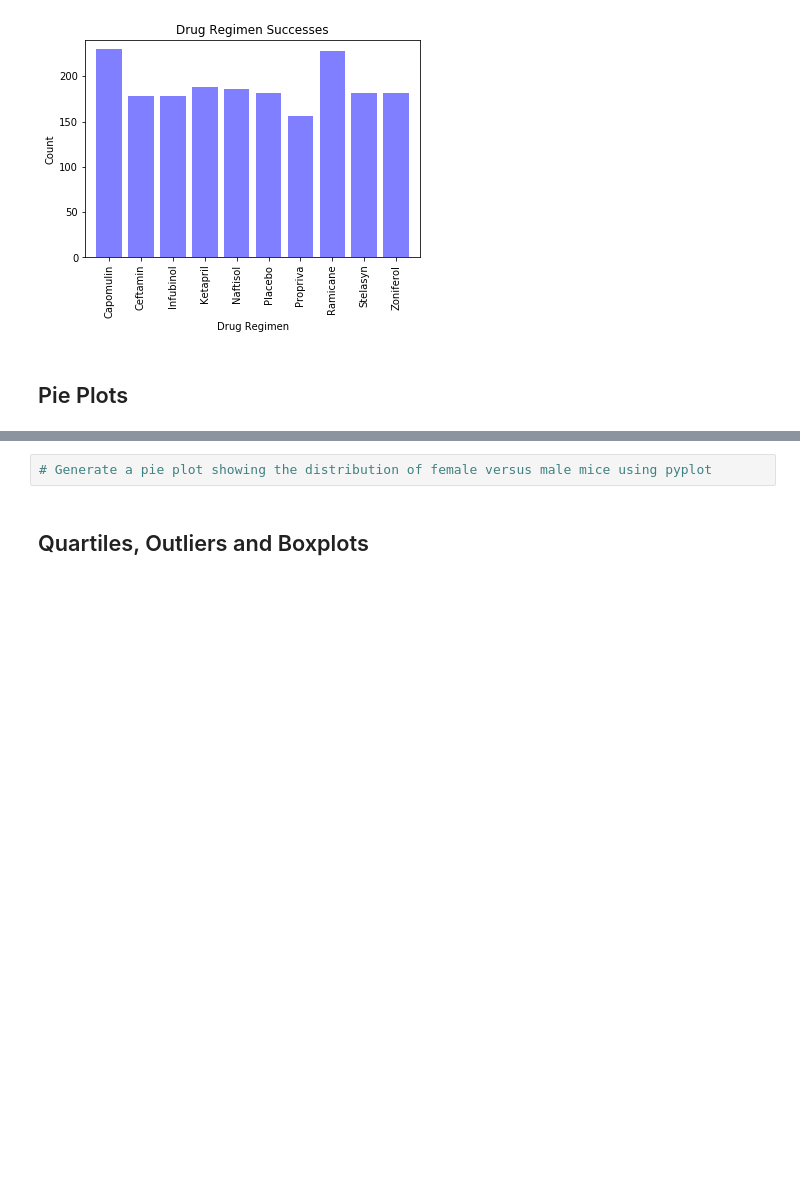
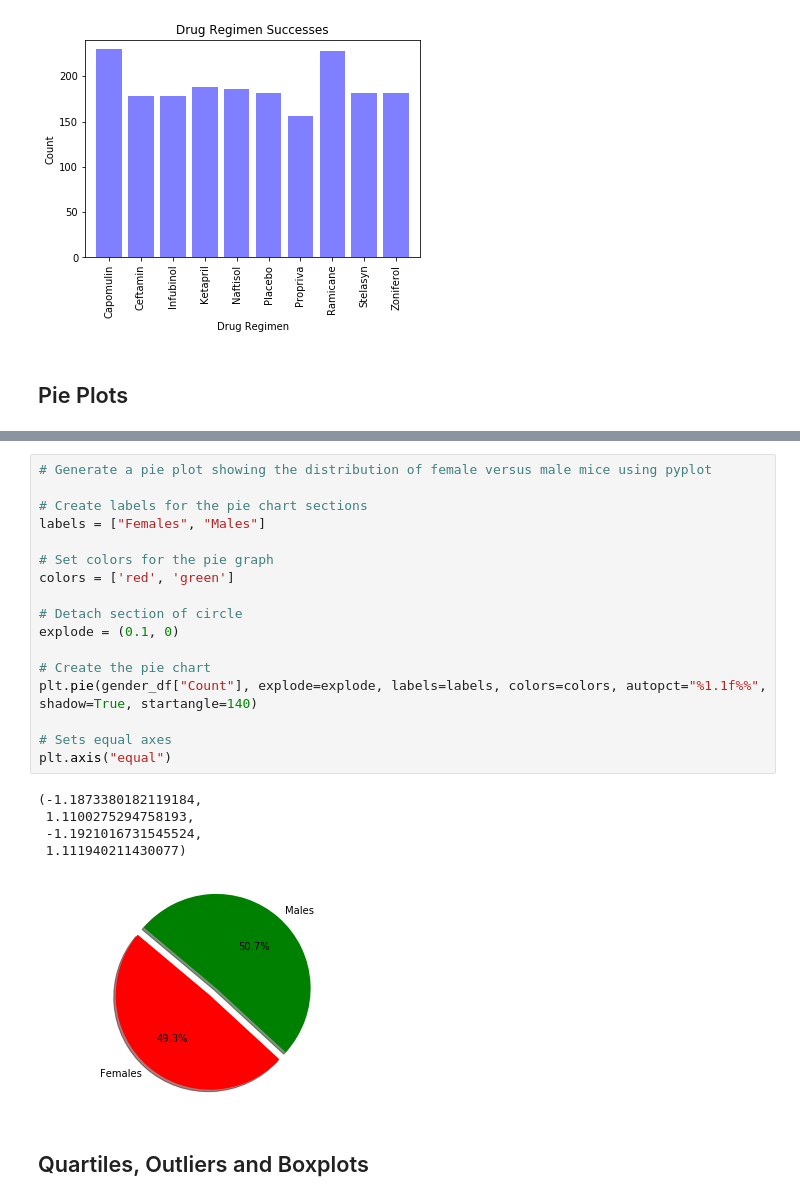
Before and after one commit to Jdahruj/matplotlib-challenge, a Jupyter notebook: Pymaceuticals/pymaceuticals_starter.ipynb, the cells around one changed output, grey strips where cells are left out. Saved outputs shown, nothing was run; the diff lists cells and outputs as text; blank space fills up the shorter version.

```diff
--- a/Pymaceuticals/pymaceuticals_starter.ipynb
+++ b/Pymaceuticals/pymaceuticals_starter.ipynb
@@ -152,5 +152,26 @@ gender_df.plot(kind='pie',y="Count",figsize=(5,5), colors = colors, startangle=1
-# %%
-# Generate a pie plot showing the distribution of female versus male mice using pyplot
+# %%
+# Generate a pie plot showing the distribution of female versus male mice using pyplot
+
+# Create labels for the pie chart sections
+labels = ["Females", "Males"]
+
+# Set colors for the pie graph
+colors = ['red', 'green']
+
+# Detach section of circle
+explode = (0.1, 0)
+
+# Create the pie chart
+plt.pie(gender_df["Count"], explode=explode, labels=labels, colors=colors, autopct="%1.1f%%", shadow=True, startangle=140)
+
+# Sets equal axes
+plt.axis("equal")
+# %% [output]
+(-1.1873380182119184,
+ 1.1100275294758193,
+ -1.1921016731545524,
+ 1.111940211430077)
+[figure, added]
 # %% [markdown]
 ## Quartiles, Outliers and Boxplots
 # %%
```
Also changed, not shown: parts of 7 cells of this notebook.
